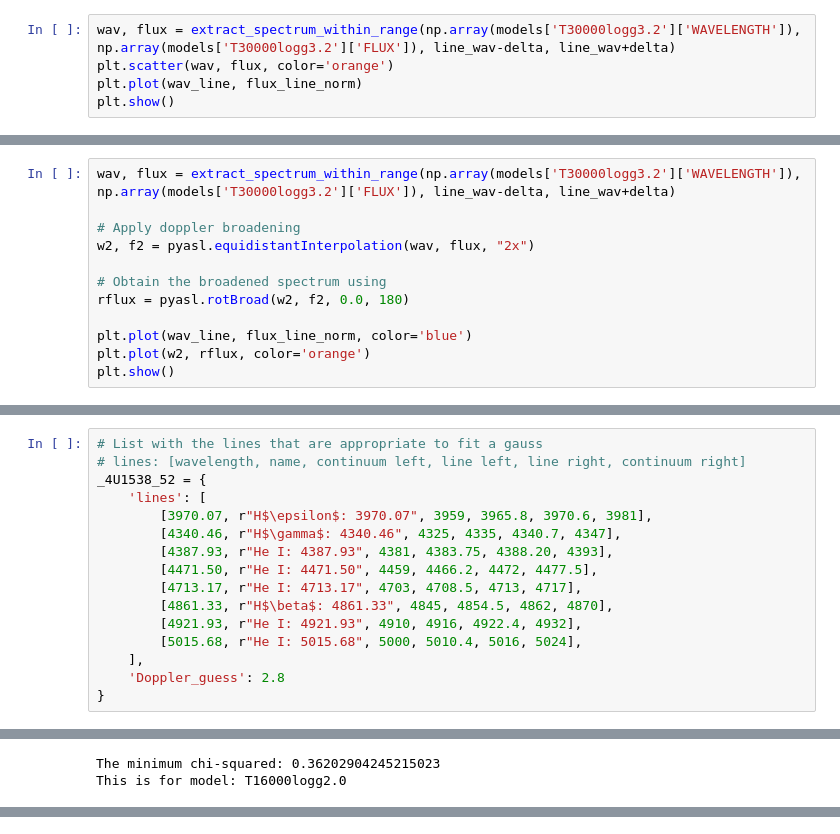
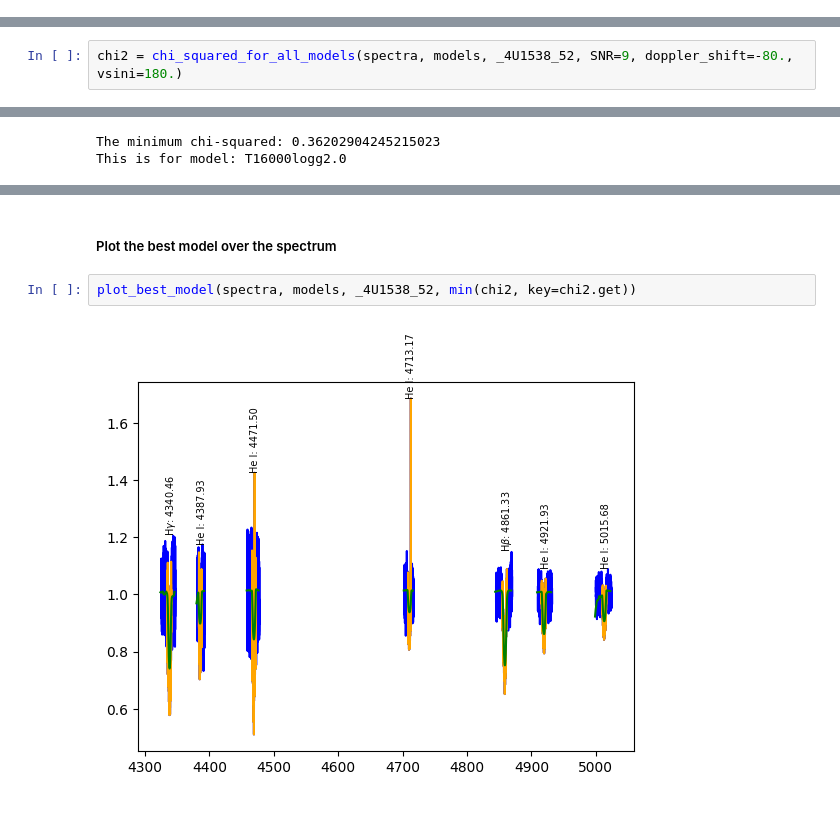
Before and after one commit to LvV210/MasterProject, a Jupyter notebook: ModelFitting/model_fit.ipynb, the cells around one changed output, grey strips where cells are left out. Cells and saved outputs as stored; diff of their text form.

Commit message:
Cleaned the model_fitting.ipynb code.

```diff
--- a/ModelFitting/model_fit.ipynb
+++ b/ModelFitting/model_fit.ipynb
@@ -167,5 +91,0 @@ plt.show()
-# %%
-wav, flux = extract_spectrum_within_range(np.array(models['T30000logg3.2']['WAVELENGTH']), np.array(models['T30000logg3.2']['FLUX']), line_wav-delta, line_wav+delta)
-plt.scatter(wav, flux, color='orange')
-plt.plot(wav_line, flux_line_norm)
-plt.show()
@@ -219,12 +91,0 @@ This is for model: T26000logg2.8
-# %%
-wav, flux = extract_spectrum_within_range(np.array(models['T30000logg3.2']['WAVELENGTH']), np.array(models['T30000logg3.2']['FLUX']), line_wav-delta, line_wav+delta)
-
-# Apply doppler broadening
-w2, f2 = pyasl.equidistantInterpolation(wav, flux, "2x")
-
-# Obtain the broadened spectrum using
-rflux = pyasl.rotBroad(w2, f2, 0.0, 180)
-
-plt.plot(wav_line, flux_line_norm, color='blue')
-plt.plot(w2, rflux, color='orange')
-plt.show()
@@ -233,18 +334,2 @@ plt.show()
 # %% [markdown]
 ##### Determine the overall doppler shift
-# %%
-# List with the lines that are appropriate to fit a gauss
-# lines: [wavelength, name, continuum left, line left, line right, continuum right]
-_4U1538_52 = {
-    'lines': [
-        [3970.07, r"H$\epsilon$: 3970.07", 3959, 3965.8, 3970.6, 3981],
-        [4340.46, r"H$\gamma$: 4340.46", 4325, 4335, 4340.7, 4347],
-        [4387.93, r"He I: 4387.93", 4381, 4383.75, 4388.20, 4393],
-        [4471.50, r"He I: 4471.50", 4459, 4466.2, 4472, 4477.5],
-        [4713.17, r"He I: 4713.17", 4703, 4708.5, 4713, 4717],
-        [4861.33, r"H$\beta$: 4861.33", 4845, 4854.5, 4862, 4870],
-        [4921.93, r"He I: 4921.93", 4910, 4916, 4922.4, 4932],
-        [5015.68, r"He I: 5015.68", 5000, 5010.4, 5016, 5024],
-    ],
-    'Doppler_guess': 2.8
-}
@@ -403,0 +344,2 @@ Iteration T56000logg4.2
+# %%
+chi2 = chi_squared_for_all_models(spectra, models, _4U1538_52, SNR=9, doppler_shift=-80., vsini=180.)
@@ -486,0 +360,6 @@ Maximal difference (without outer 100 bins):  4.860716056764858e-06
+# %% [markdown]
+##### Plot the best model over the spectrum
+# %%
+plot_best_model(spectra, models, _4U1538_52, min(chi2, key=chi2.get))
+# %% [output]
+[figure, added]
```
Also changed, not shown: parts of 36 cells of this notebook.
